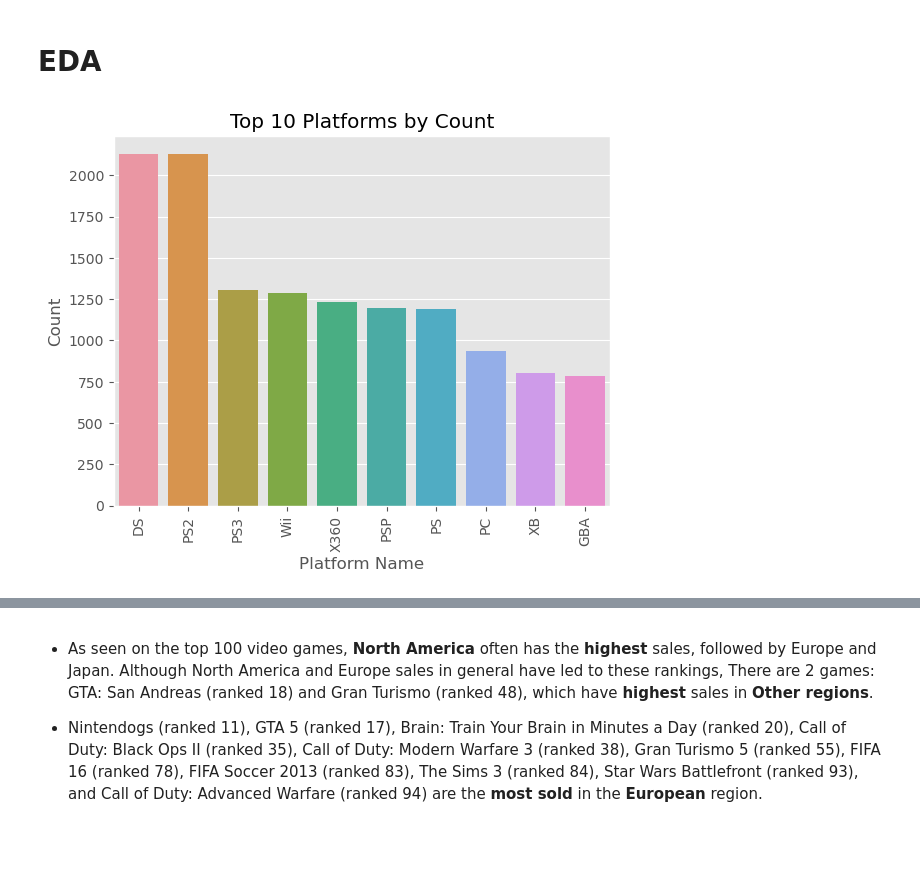
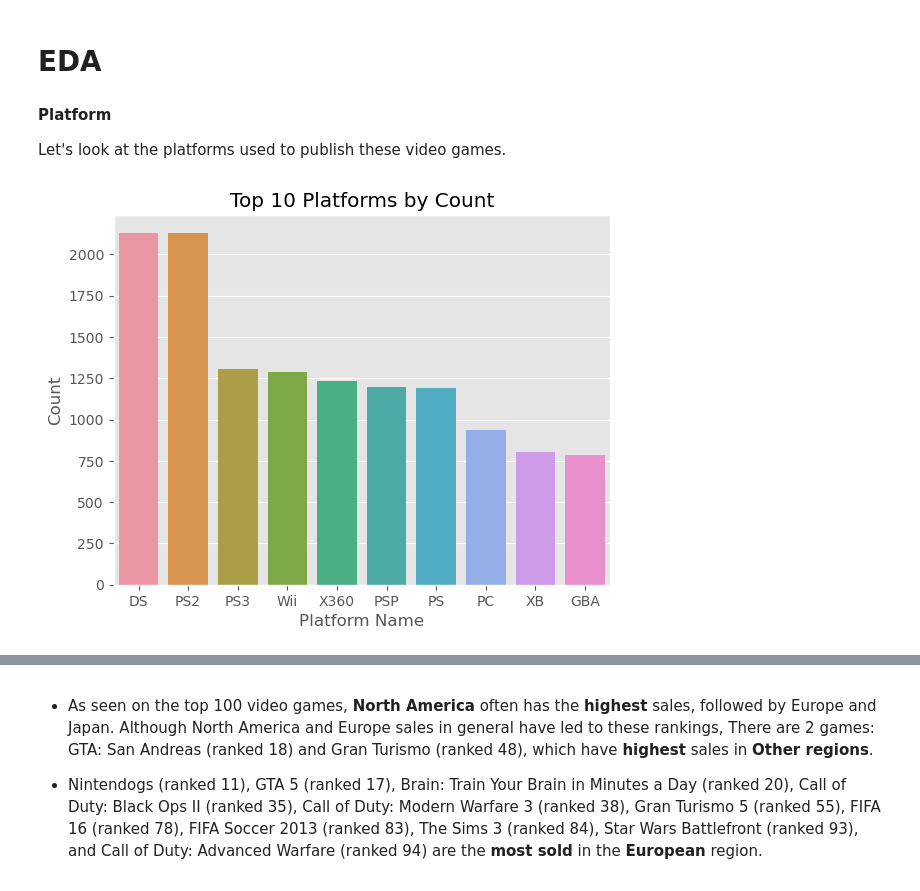
Before and after one commit to khoisday/Video-Game-Sales-Analysis, a Jupyter notebook: main.ipynb, the cells around one changed output, grey strips where cells are left out. Drawn from its saved outputs; the diff is of its cells as text; code cells hidden in the pictures; blank space fills up the shorter version.

```diff
--- a/main.ipynb
+++ b/main.ipynb
@@ -124,17 +102,19 @@ Name: count, dtype: int64
 # %% [markdown]
 # EDA
+# %% [markdown]
+**Platform**
+
+Let's look at the platforms used to publish these video games.
 # %%
 # Make a Bar plot of 10 most common Platforms
-platform = Counter(df['Platform'].tolist()).most_common(10)
-names = [x[0] for x in platform]
-counts = [x[1] for x in platform]
+top_platforms = df['Platform'].value_counts().index[:10]
 
 plt.style.use("ggplot")
-sns.barplot(x=names, y=counts)
+top_platforms_df = df[df['Platform'].isin(top_platforms)]
+sns.countplot(data=top_platforms_df, x='Platform', order=top_platforms)
 plt.title("Top 10 Platforms by Count")
 plt.xlabel("Platform Name")
 plt.ylabel("Count")
-plt.xticks(rotation=90)
 plt.show()
 # %% [output]
-[figure, old version]
+[figure, new version]
```
Also changed, not shown: parts of 24 cells of this notebook.
